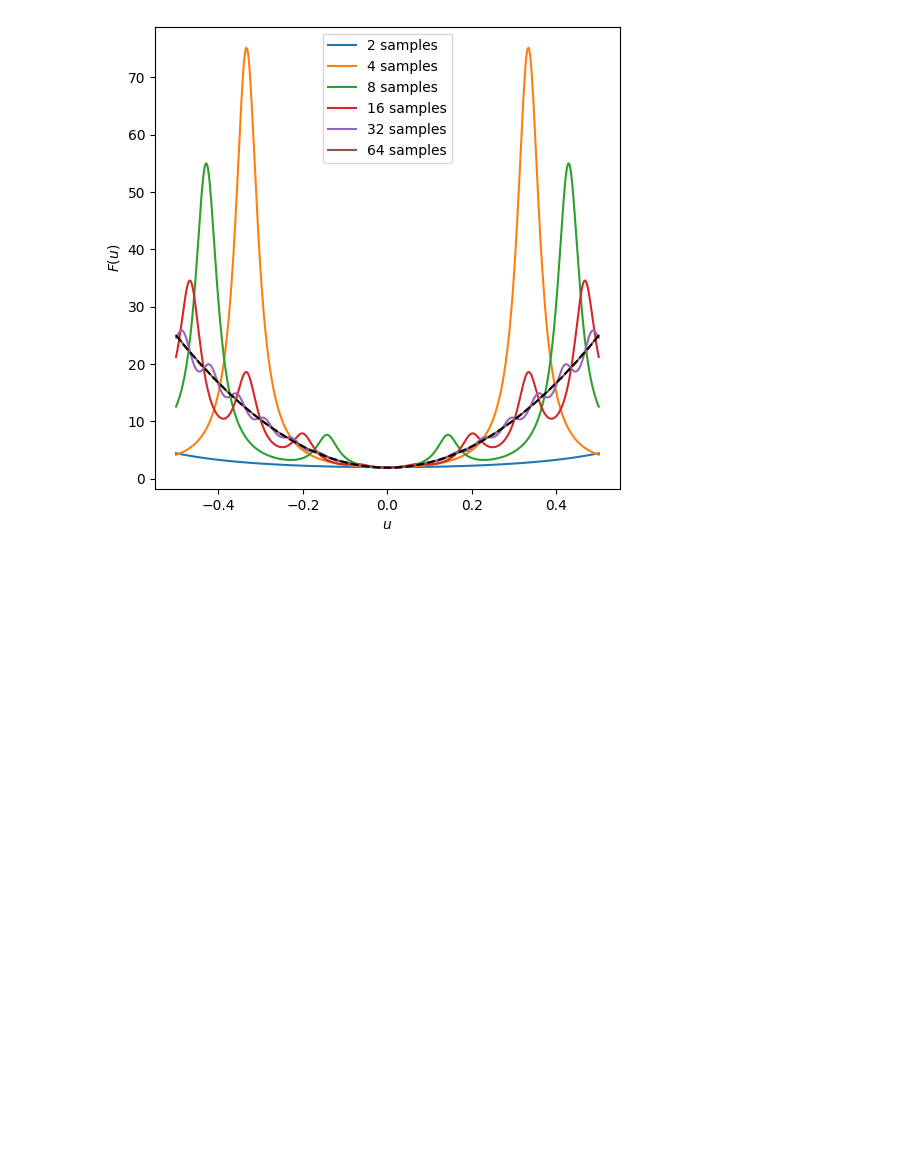
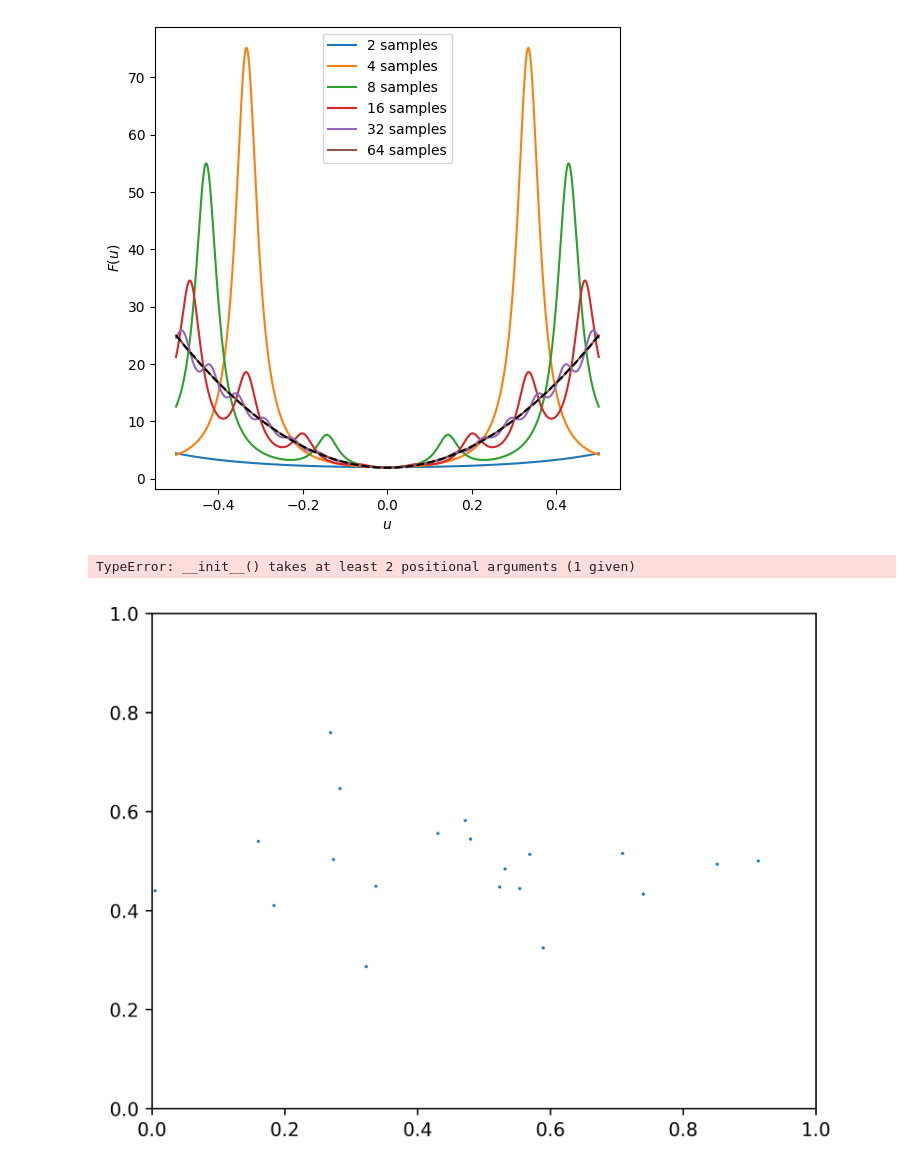
Before and after one commit to squinterodlr/csg, a Jupyter notebook: examples/csg.ipynb, the cells around one changed output. Cells and saved outputs as stored; diff of their text form; code cells hidden in the pictures; blank space fills up the shorter version.

Commit message:
Add diagrams for base CSG method

```diff
--- a/examples/csg.ipynb
+++ b/examples/csg.ipynb
@@ -42,0 +63,19 @@ plt.show()
+# %%
+from scipy.spatial import Voronoi
+
+voronoi = Voronoi(incremental=True)
+# %% [output]
+TypeError: __init__() takes at least 2 positional arguments (1 given)
+# %%
+rng = np.random.default_rng()
+
+u_solution = 0.5
+u_array = np.clip(np.array([rng.uniform(u_solution - 0.5/np.power(n, 0.5), u_solution + 0.5/np.power(n, 0.5)) for n in range(2,22)]), 0, 1)
+x_array = rng.uniform(size=20)
+
+plt.scatter(x_array, u_array, marker=".", s=2)
+plt.ylim(0, 1)
+plt.xlim(0, 1)
+plt.show()
+# %% [output]
+[figure, added]
```
Also changed, not shown: parts of 4 cells of this notebook, 42 other files.
